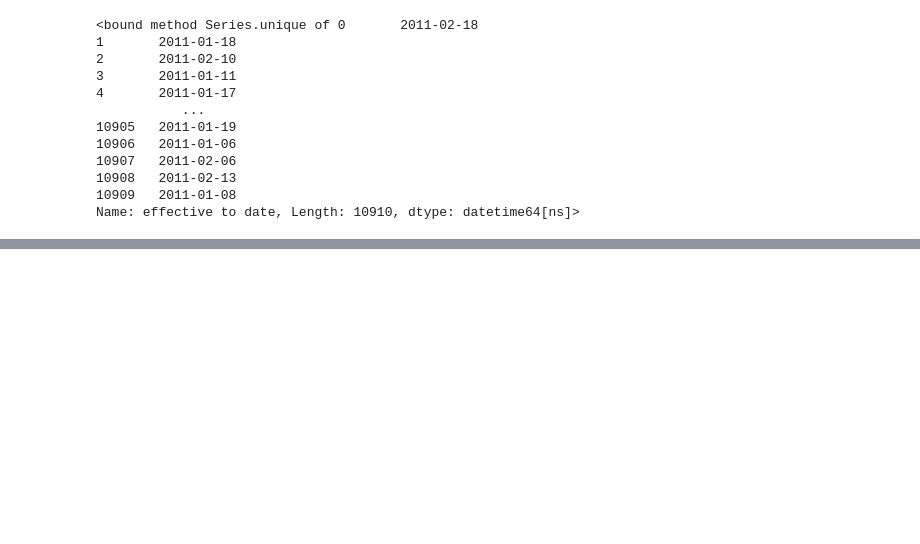
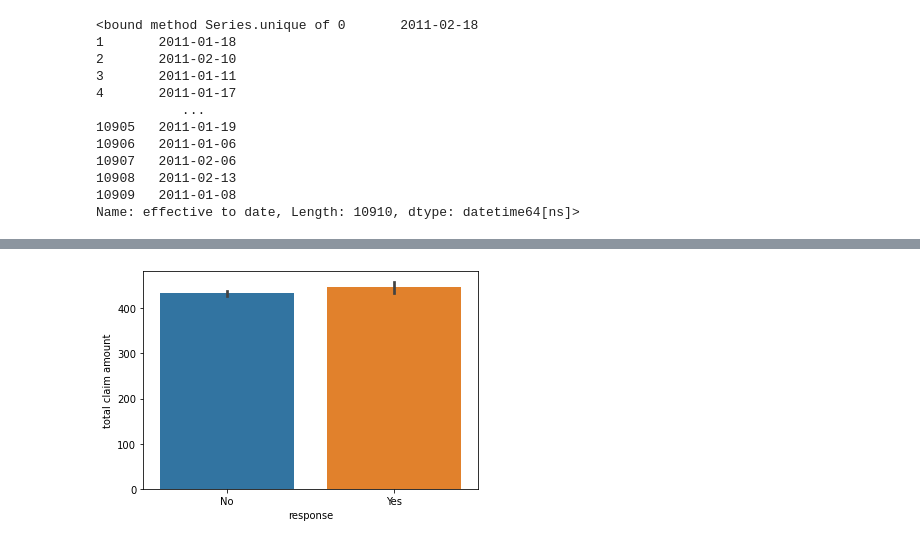
Before and after one commit to audedef/lab-customer-analysis-round-2, a Jupyter notebook: ex-lab-customer-analysis.ipynb, the cells around one changed output, grey strips where cells are left out. Saved outputs shown, nothing was run; the diff lists cells and outputs as text; code cells hidden in the pictures; blank space fills up the shorter version.

```diff
--- a/ex-lab-customer-analysis.ipynb
+++ b/ex-lab-customer-analysis.ipynb
@@ -296,0 +366,6 @@ df[(df['month_effective'] == 1) | (df['month_effective'] == 2) | (df['month_effe
+# %%
+sns.barplot(x = 'response',y='total claim amount', data = df)
+plt.show()
+# the total claim amount doesn't seem to have any impact on the response
+# %% [output]
+[figure, added]
```
Also changed, not shown: parts of 17 cells of this notebook.
